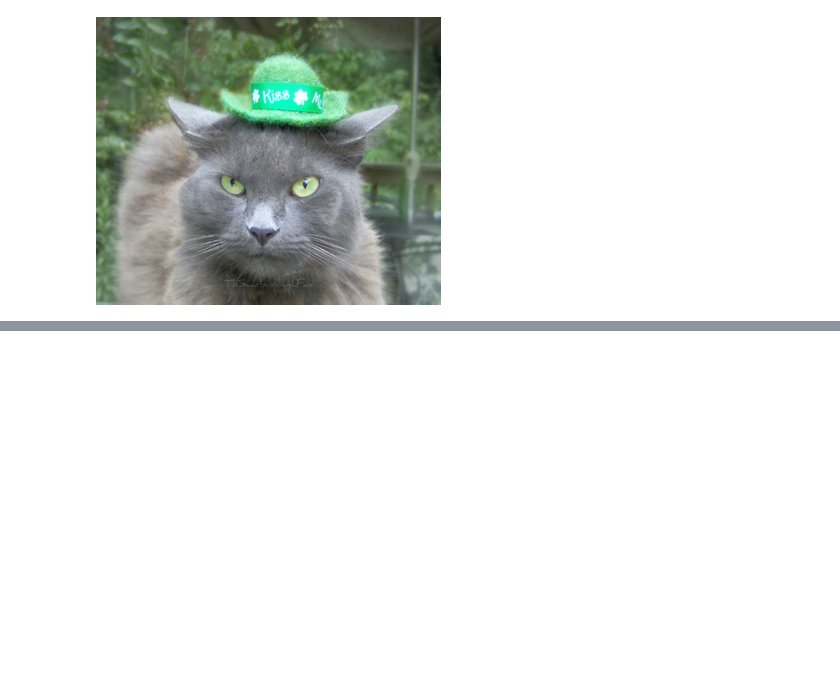
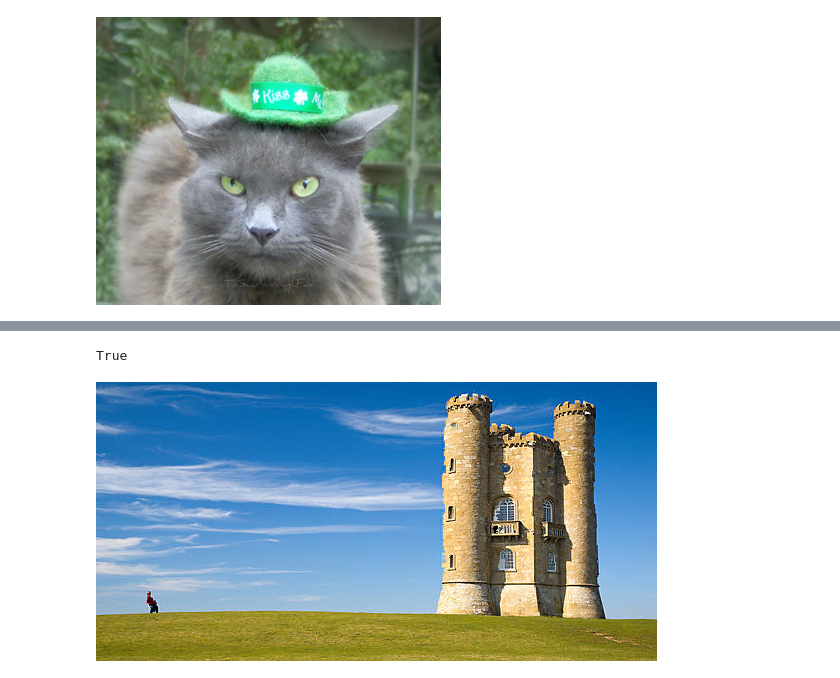
Before and after one commit to dharness/seam_carving, a Jupyter notebook: demo/Seam Carving Visual Demos.ipynb, the cells around one changed output, grey strips where cells are left out. Saved outputs shown, nothing was run; the diff lists cells and outputs as text; code cells hidden in the pictures; blank space fills up the shorter version.

```diff
--- a/demo/Seam Carving Visual Demos.ipynb
+++ b/demo/Seam Carving Visual Demos.ipynb
@@ -79,0 +138,9 @@ misc.imsave('./demo/cat_grown.png', resized_img[:,:,0:3])
+# %%
+castle_img = misc.imread('./demo/castle_small.jpg')
+castle_mask = np.zeros(castle_img.shape)
+resized_img = intelligent_resize(castle_img, 0, 150, [0,0,0], castle_mask, mask_weight)
+misc.imsave('./demo/castle_small_shrunk.png', resized_img[:,:,0:3])
+Image(filename='./demo/castle_small_shrunk.png')
+# %% [output]
+True
+[figure, added]
```
Also changed, not shown: parts of 7 cells of this notebook, 11 other files.
